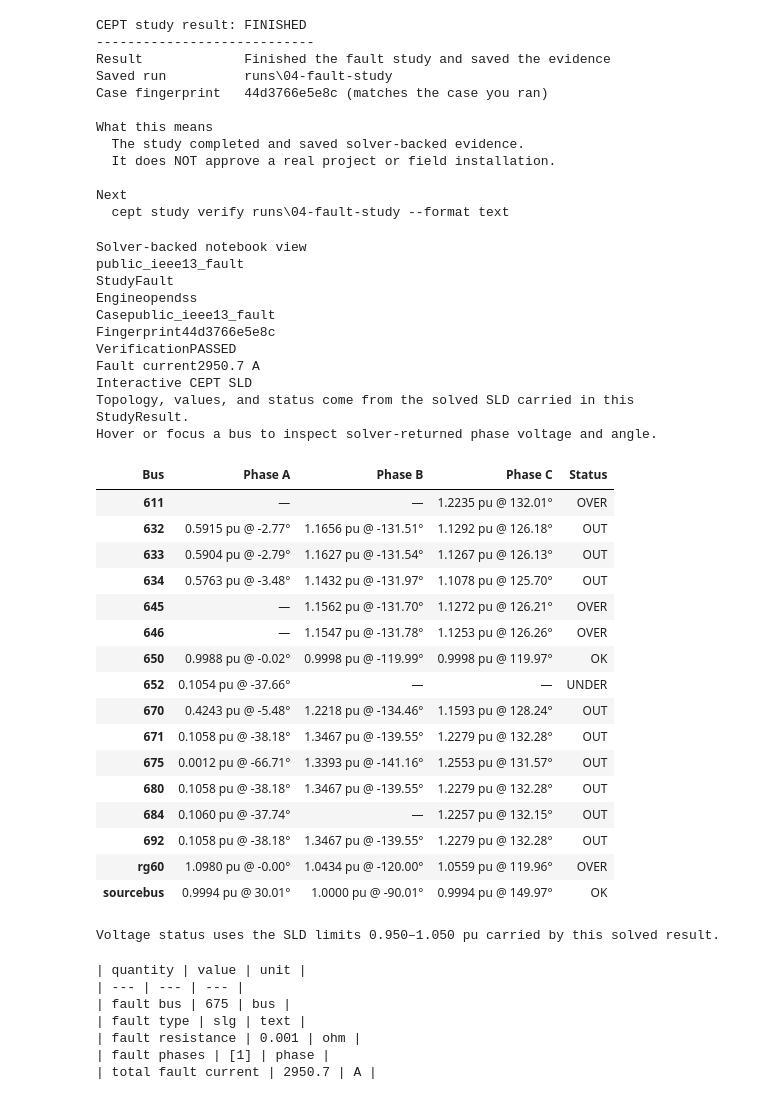
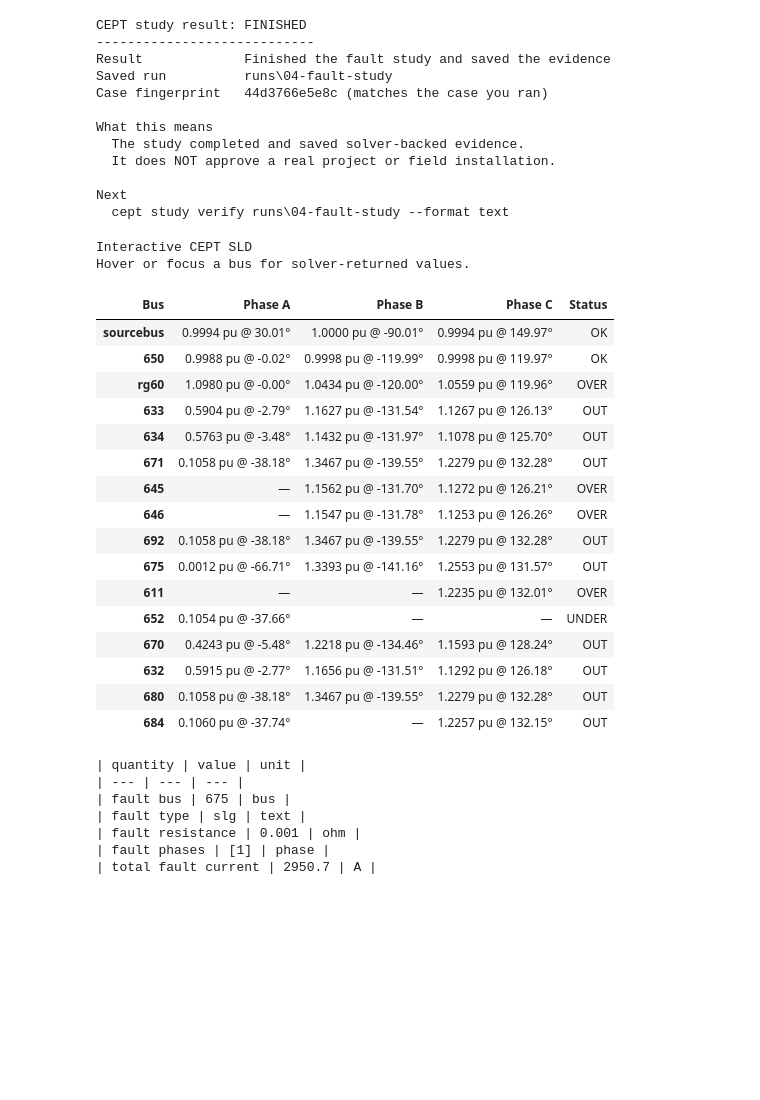
Before and after one commit to sarutesri/cept-studio-edu, a Jupyter notebook: public/notebooks/04_fault_study.ipynb, the cells around one changed output. Cells and saved outputs as stored; diff of their text form; code cells hidden in the pictures; blank space fills up the shorter version.

Commit message:
sync: public snapshot from cept-studio@a8020c0dc05012823a14cdfa089883ac0d78c906

```diff
--- a/public/notebooks/04_fault_study.ipynb
+++ b/public/notebooks/04_fault_study.ipynb
@@ -121,41 +121,29 @@ Next
 # %%
 #@title 4. Explore — SLD and bus status
 RUN_DIR = WORKSPACE / "runs" / "04-fault-study"
-try:
-    from cept.public_notebook import display_run
-except ModuleNotFoundError:
-    display_run = display_run_compat
+# Use the local compatibility renderer so older public wheels cannot hide SLD edges.
+display_run = display_run_compat
 display_run(RUN_DIR)
 # %% [output]
-Solver-backed notebook view
-public_ieee13_fault
-StudyFault
-Engineopendss
-Casepublic_ieee13_fault
-Fingerprint44d3766e5e8c
-VerificationPASSED
-Fault current2950.7 A
 Interactive CEPT SLD
-Topology, values, and status come from the solved SLD carried in this StudyResult.
-Hover or focus a bus to inspect solver-returned phase voltage and angle.
+Hover or focus a bus for solver-returned values.
 | Bus | Phase A | Phase B | Phase C | Status |
-| 611 | — | — | 1.2235 pu @ 132.01° | OVER |
-| 632 | 0.5915 pu @ -2.77° | 1.1656 pu @ -131.51° | 1.1292 pu @ 126.18° | OUT |
+| sourcebus | 0.9994 pu @ 30.01° | 1.0000 pu @ -90.01° | 0.9994 pu @ 149.97° | OK |
+| 650 | 0.9988 pu @ -0.02° | 0.9998 pu @ -119.99° | 0.9998 pu @ 119.97° | OK |
+| rg60 | 1.0980 pu @ -0.00° | 1.0434 pu @ -120.00° | 1.0559 pu @ 119.96° | OVER |
 | 633 | 0.5904 pu @ -2.79° | 1.1627 pu @ -131.54° | 1.1267 pu @ 126.13° | OUT |
 | 634 | 0.5763 pu @ -3.48° | 1.1432 pu @ -131.97° | 1.1078 pu @ 125.70° | OUT |
+| 671 | 0.1058 pu @ -38.18° | 1.3467 pu @ -139.55° | 1.2279 pu @ 132.28° | OUT |
 | 645 | — | 1.1562 pu @ -131.70° | 1.1272 pu @ 126.21° | OVER |
 | 646 | — | 1.1547 pu @ -131.78° | 1.1253 pu @ 126.26° | OVER |
-| 650 | 0.9988 pu @ -0.02° | 0.9998 pu @ -119.99° | 0.9998 pu @ 119.97° | OK |
+| 692 | 0.1058 pu @ -38.18° | 1.3467 pu @ -139.55° | 1.2279 pu @ 132.28° | OUT |
+| 675 | 0.0012 pu @ -66.71° | 1.3393 pu @ -141.16° | 1.2553 pu @ 131.57° | OUT |
+| 611 | — | — | 1.2235 pu @ 132.01° | OVER |
 | 652 | 0.1054 pu @ -37.66° | — | — | UNDER |
 | 670 | 0.4243 pu @ -5.48° | 1.2218 pu @ -134.46° | 1.1593 pu @ 128.24° | OUT |
-| 671 | 0.1058 pu @ -38.18° | 1.3467 pu @ -139.55° | 1.2279 pu @ 132.28° | OUT |
-| 675 | 0.0012 pu @ -66.71° | 1.3393 pu @ -141.16° | 1.2553 pu @ 131.57° | OUT |
+| 632 | 0.5915 pu @ -2.77° | 1.1656 pu @ -131.51° | 1.1292 pu @ 126.18° | OUT |
 | 680 | 0.1058 pu @ -38.18° | 1.3467 pu @ -139.55° | 1.2279 pu @ 132.28° | OUT |
 | 684 | 0.1060 pu @ -37.74° | — | 1.2257 pu @ 132.15° | OUT |
-| 692 | 0.1058 pu @ -38.18° | 1.3467 pu @ -139.55° | 1.2279 pu @ 132.28° | OUT |
-| rg60 | 1.0980 pu @ -0.00° | 1.0434 pu @ -120.00° | 1.0559 pu @ 119.96° | OVER |
-| sourcebus | 0.9994 pu @ 30.01° | 1.0000 pu @ -90.01° | 0.9994 pu @ 149.97° | OK |
-Voltage status uses the SLD limits 0.950–1.050 pu carried by this solved result.
 # %%
 #@title 5. Engineering result — fault current
 results = read(RUN_DIR / "results.json")
```
Also changed, not shown: 5 other files.
